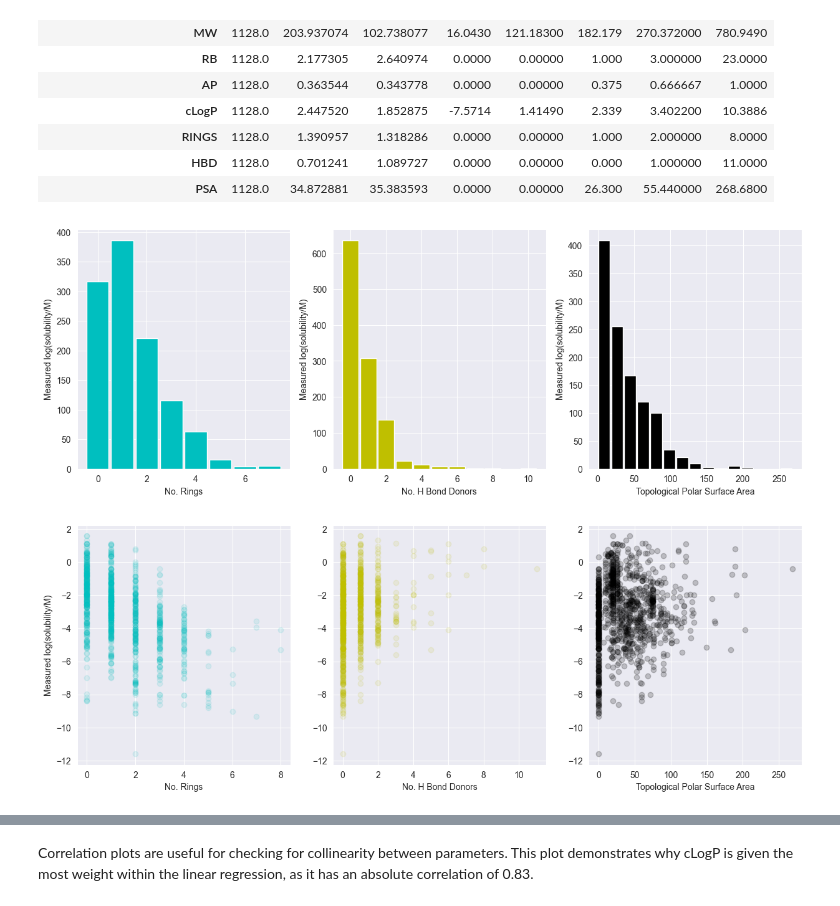
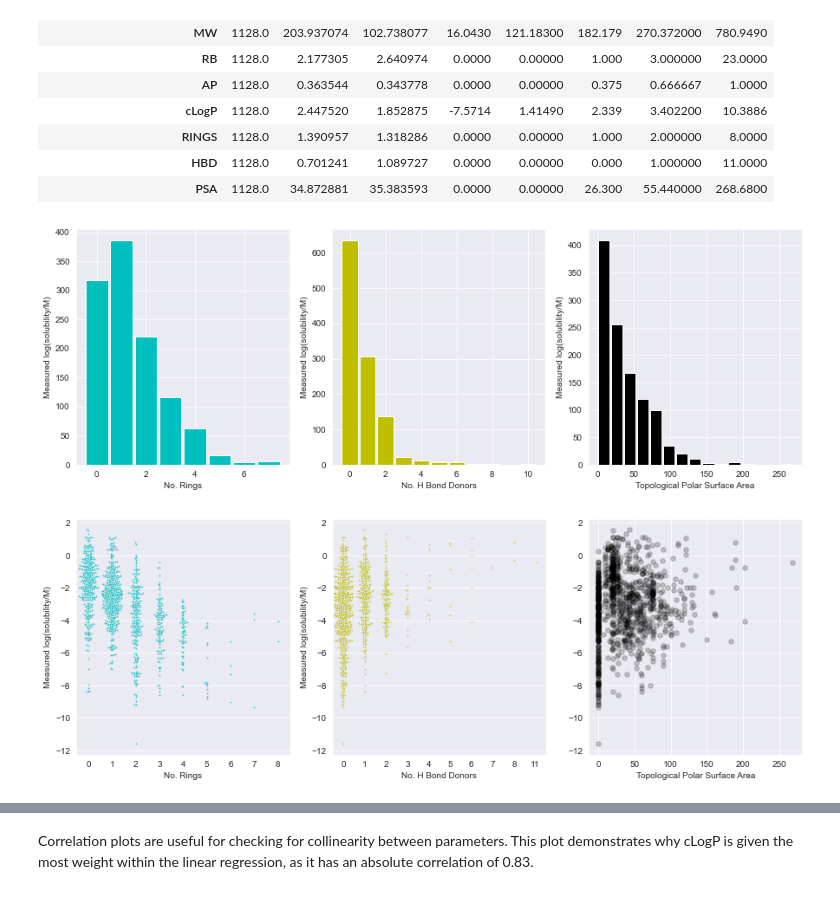
Before and after one commit to erwallace/Predicting-Aqueous-Solubilities, a Jupyter notebook: esol_linear_regression.ipynb, the cells around one changed output, grey strips where cells are left out. Drawn from its saved outputs; the diff is of its cells as text; code cells hidden in the pictures.

```diff
--- a/esol_linear_regression.ipynb
+++ b/esol_linear_regression.ipynb
@@ -57,7 +60,12 @@ The data used in Delany's regression can be found in his paper's [supporting inf
 # %%
 # !python -m wget https://raw.githubusercontent.com/deepchem/deepchem/master/datasets/delaney-processed.csv
 # %%
-df = pd.read_csv('delaney-processed.csv', usecols=['Compound ID', 'smiles', 'ESOL predicted log solubility in mols per litre', 'measured log solubility in mols per litre'])
+df = pd.read_csv('delaney-processed.csv',
+                 usecols=['Compound ID',
+                          'smiles',
+                          'ESOL predicted log solubility in mols per litre',
+                          'measured log solubility in mols per litre'])
+
 df = df.rename(columns={'Compound ID':'Name',
                         'ESOL predicted log solubility in mols per litre':'ESOL Predicted log(solubility/M)',
                         'measured log solubility in mols per litre':'Measured log(solubility/M)'})
@@ -416,27 +463,27 @@ ax3.set_ylabel('Measured log(solubility/M)')
 
 plt.show()
 # %% [output]
-[figure, old version]
+[figure, new version]
 # %%
 # scatter plot for each variable and the log solubility
 fig, ax = plt.subplots(nrows=1, ncols=3, figsize=(15,5))
 
 ax1 = ax[0]
-ax1.scatter(df['RINGS'], df['Measured log(solubility/M)'], c='c', alpha=0.1)
+sns.swarmplot(data=df, x='RINGS', y='Measured log(solubility/M)', ax=ax[0], c='c', s=1.8, alpha=0.8)
 ax1.set_xlabel('No. Rings')
 ax1.set_ylabel('Measured log(solubility/M)')
 
 ax2 = ax[1]
-ax2.scatter(df['HBD'], df['Measured log(solubility/M)'], c='y', alpha=0.1)
+sns.swarmplot(data=df, x='HBD', y='Measured log(solubility/M)', ax=ax[1], c='y', s=1.6, alpha=0.8)
 ax2.set_xlabel('No. H Bond Donors')
 
 ax3 = ax[2]
-ax3.scatter(df['PSA'], df['Measured log(solubility/M)'], c='k', alpha=0.2)
+ax3.scatter(df['PSA'], df['Measured log(solubility/M)'], c='k', alpha=0.2, s=30)
 ax3.set_xlabel('Topological Polar Surface Area')
 
 plt.show()
 # %% [output]
-[figure, old version]
+[figure, new version]
 # %%
 # correlation table
 corr = df[['Measured log(solubility/M)', 'MW', 'RB', 'AP', 'cLogP', 'RINGS', 'HBD', 'PSA']].corr()
```
Also changed, not shown: parts of 32 cells of this notebook.
